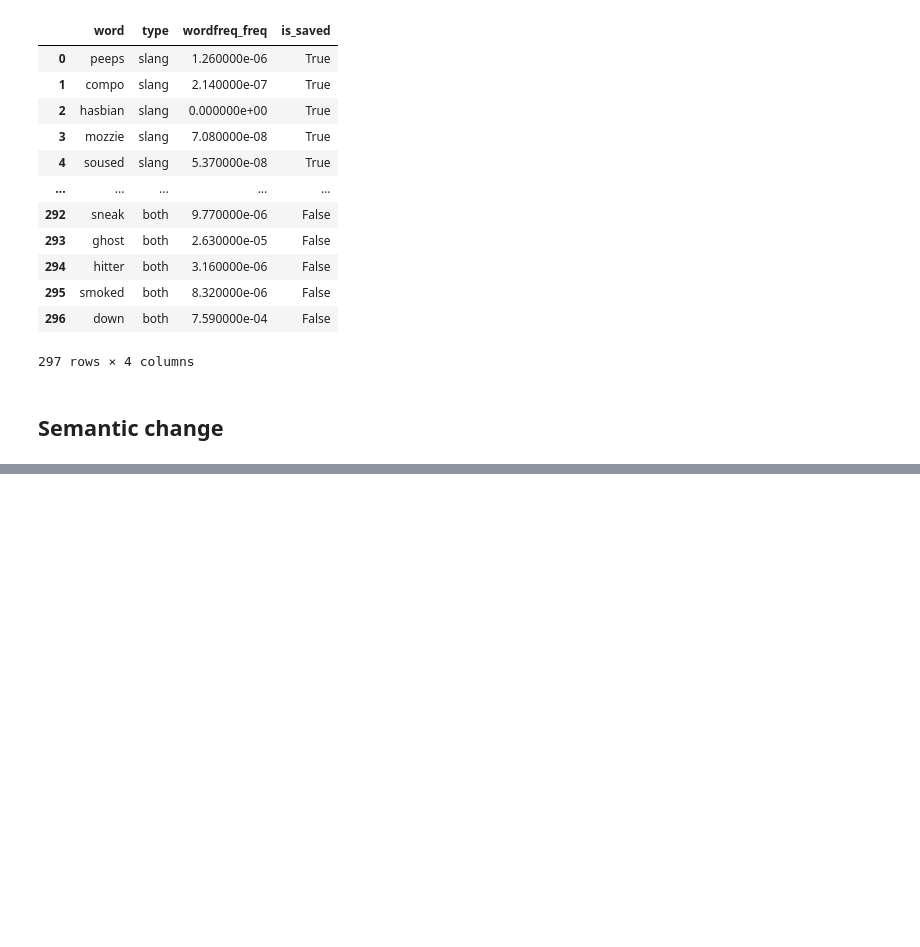
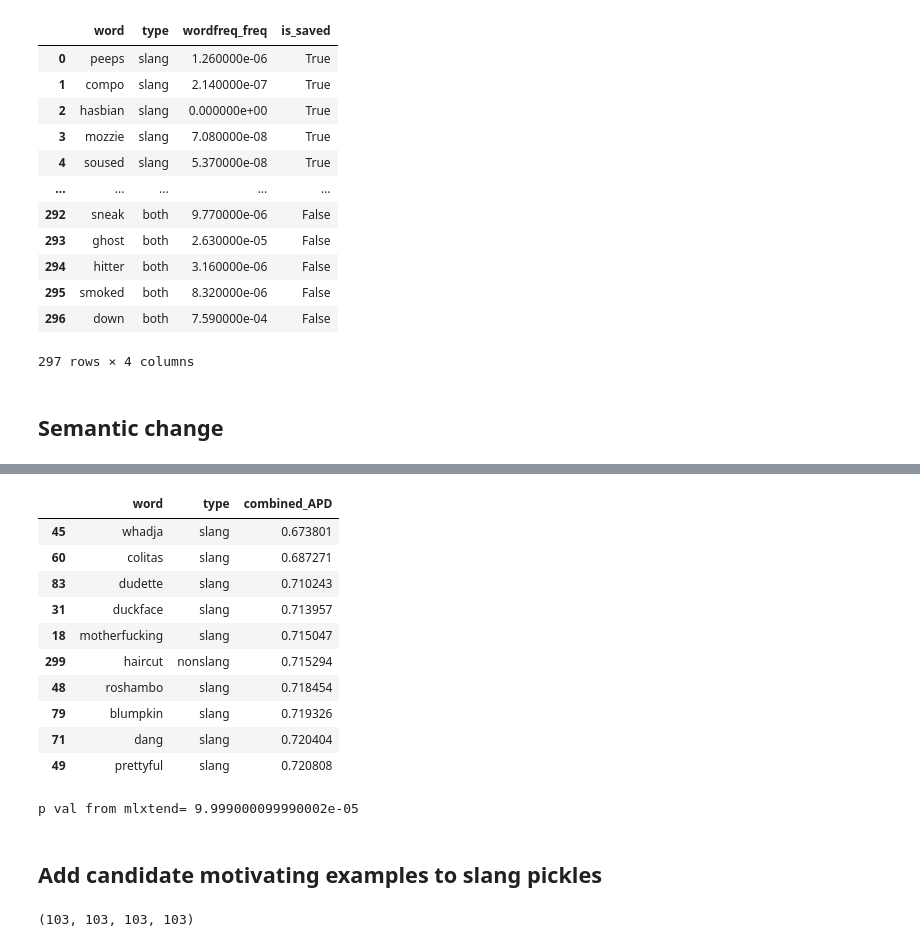
Before and after one commit to opedal/slangvolution, a Jupyter notebook: Word sampling.ipynb, the cells around one changed output, grey strips where cells are left out. Drawn from its saved outputs; the diff is of its cells as text; code cells hidden in the pictures; blank space fills up the shorter version.

```diff
--- a/Word sampling.ipynb
+++ b/Word sampling.ipynb
@@ -410,0 +384,30 @@ all_words_df.sort_values(by="combined_APD", ascending=False)[["word", "type","co
+# %%
+all_words_df.sort_values(by="combined_APD", ascending=True)[["word", "type","combined_APD"]][:10]
+# %% [output]
+|  | word | type | combined_APD |
+| 45 | whadja | slang | 0.673801 |
+| 60 | colitas | slang | 0.687271 |
+| 83 | dudette | slang | 0.710243 |
+| 31 | duckface | slang | 0.713957 |
+| 18 | motherfucking | slang | 0.715047 |
+| 299 | haircut | nonslang | 0.715294 |
+| 48 | roshambo | slang | 0.718454 |
+| 79 | blumpkin | slang | 0.719326 |
+| 71 | dang | slang | 0.720404 |
+| 49 | prettyful | slang | 0.720808 |
+# %%
+from mlxtend.evaluate import permutation_test
+test = all_words_df.sort_values(by="combined_APD", ascending=True)[["word", "type","combined_APD"]][2:]
+
+slang_APD = list(test[test.type == "slang"].combined_APD)
+nonslang_APD = list(test[test.type == "nonslang"].combined_APD)
+
+p_value_mlxtend = permutation_test(slang_APD, nonslang_APD,
+                           method='approximate',
+                           num_rounds=10000,
+                           seed=0)
+print("p val from mlxtend=",p_value_mlxtend)
+# %% [output]
+p val from mlxtend= 9.999000099990002e-05
+# %% [markdown]
+## Add candidate motivating examples to slang pickles
@@ -410,0 +444,4 @@ all_words_df.sort_values(by="combined_APD", ascending=False)[["word", "type","co
+# %%
+len(old_slang_reps), len(old_slang_tweets), len(new_slang_reps), len(new_slang_tweets)
+# %% [output]
+(103, 103, 103, 103)
```
Also changed, not shown: parts of 10 cells of this notebook, 3 other files.
